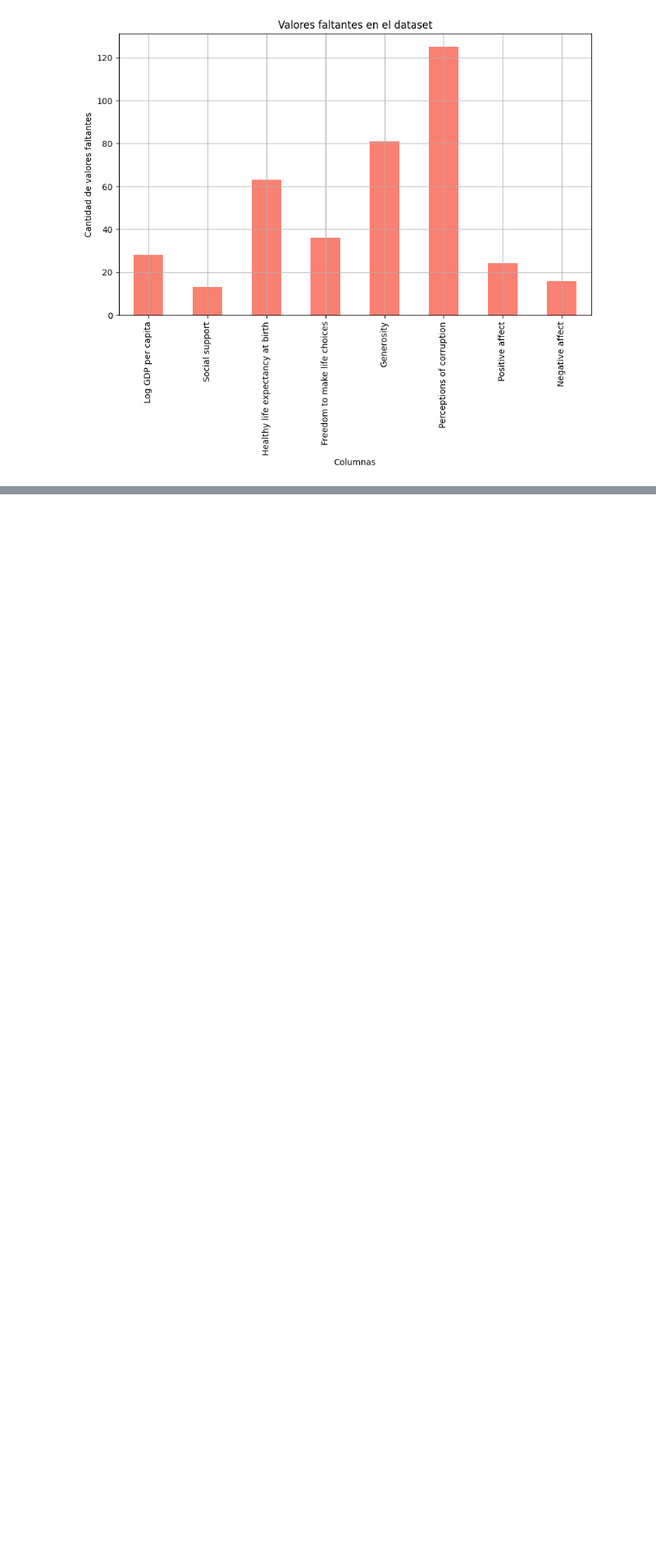
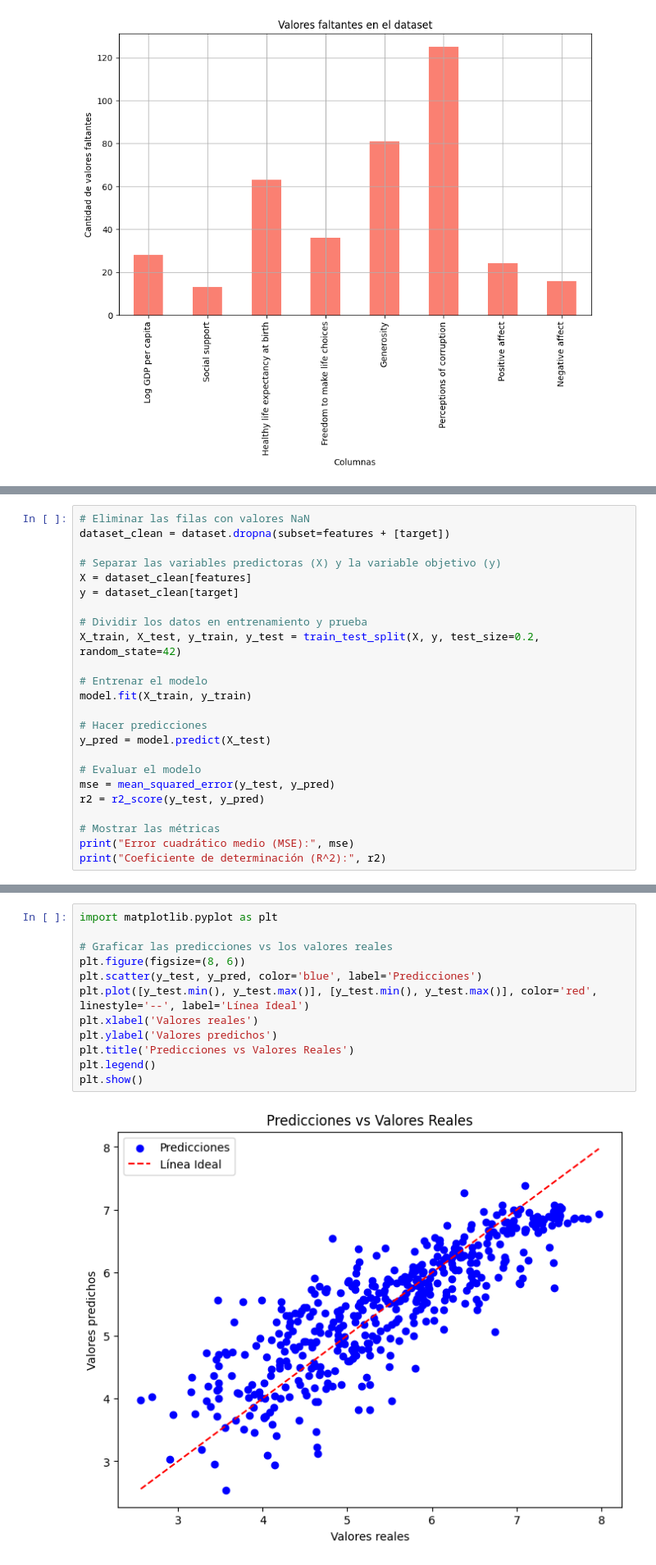
Before and after one commit to AmandaEscribano/proyecto_final, a Jupyter notebook: Proyecto_final.ipynb, the cells around one changed output, grey strips where cells are left out. Shown at 82% size. Saved outputs shown, nothing was run; the diff lists cells and outputs as text; blank space fills up the shorter version.

```diff
--- a/Proyecto_final.ipynb
+++ b/Proyecto_final.ipynb
@@ -312,0 +323,24 @@ Hasta ahora, hemos realizado un análisis exploratorio de los datos y generado a
+# %%
+# Eliminar las filas con valores NaN
+dataset_clean = dataset.dropna(subset=features + [target])
+
+# Separar las variables predictoras (X) y la variable objetivo (y)
+X = dataset_clean[features]
+y = dataset_clean[target]
+
+# Dividir los datos en entrenamiento y prueba
+X_train, X_test, y_train, y_test = train_test_split(X, y, test_size=0.2, random_state=42)
+
+# Entrenar el modelo
+model.fit(X_train, y_train)
+
+# Hacer predicciones
+y_pred = model.predict(X_test)
+
+# Evaluar el modelo
+mse = mean_squared_error(y_test, y_pred)
+r2 = r2_score(y_test, y_pred)
+
+# Mostrar las métricas
+print("Error cuadrático medio (MSE):", mse)
+print("Coeficiente de determinación (R^2):", r2)
@@ -312,0 +360,14 @@ Hasta ahora, hemos realizado un análisis exploratorio de los datos y generado a
+# %%
+import matplotlib.pyplot as plt
+
+# Graficar las predicciones vs los valores reales
+plt.figure(figsize=(8, 6))
+plt.scatter(y_test, y_pred, color='blue', label='Predicciones')
+plt.plot([y_test.min(), y_test.max()], [y_test.min(), y_test.max()], color='red', linestyle='--', label='Línea Ideal')
+plt.xlabel('Valores reales')
+plt.ylabel('Valores predichos')
+plt.title('Predicciones vs Valores Reales')
+plt.legend()
+plt.show()
+# %% [output]
+[figure, added]
```
Also changed, not shown: parts of 33 cells of this notebook.
